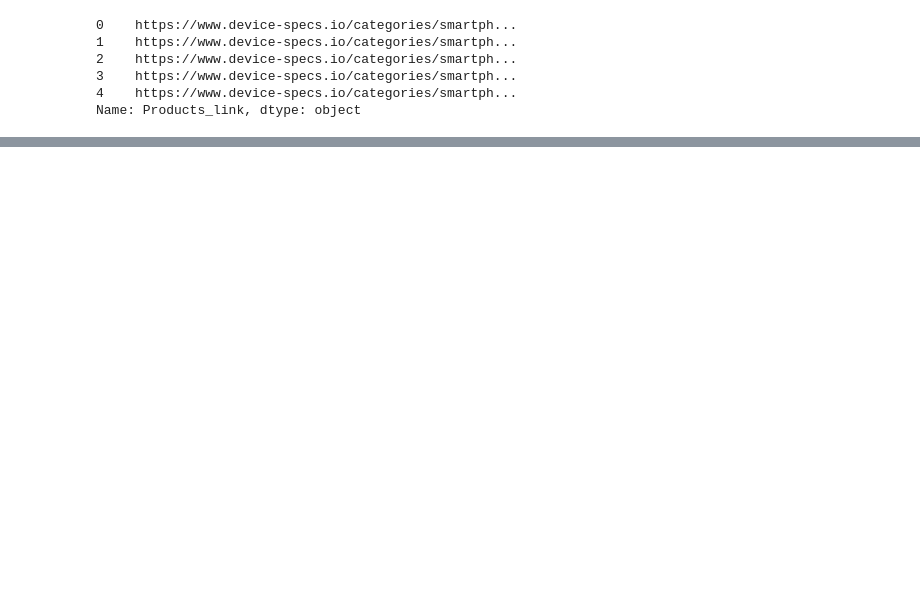
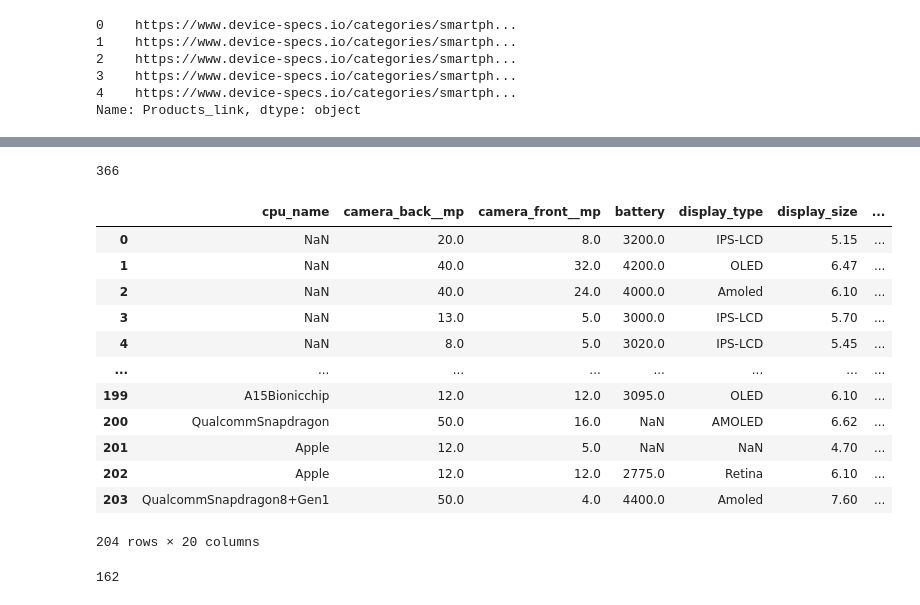
Before and after one commit to sachincmanjrekar/Mobile-Price-Prediction, a Jupyter notebook: Mobile Price Prediction.ipynb, the cells around one changed output, grey strips where cells are left out. Saved outputs shown, nothing was run; the diff lists cells and outputs as text; code cells hidden in the pictures; blank space fills up the shorter version.

```diff
--- a/Mobile Price Prediction.ipynb
+++ b/Mobile Price Prediction.ipynb
@@ -189,0 +220,73 @@ print(code)
+# %%
+len(failed)
+# %% [output]
+366
+# %%
+import ast
+import re
+from bs4 import BeautifulSoup
+import requests
+import pandas as pd
+new1=[]
+failed1=[]
+for i in failed:
+    try:
+        html_text=requests.get(mobile['Products_link'][i]).text
+        soup = BeautifulSoup(html_text,'lxml')
+        code=soup.find_all('code',class_='language-json')
+        code=str(code)
+        pattern = re.compile("<.*?>")
+        txt=pattern.sub("", code)
+        pattern = re.compile("[\n ]")
+        txt=pattern.sub("", txt)
+        pattern = re.compile("true")
+        txt=pattern.sub("True", txt)
+        pattern = re.compile("false")
+        txt=pattern.sub("False", txt)
+        txt1=ast.literal_eval(txt)
+        txt1=txt1[0]
+        g=data_abstract(txt1)
+        g.append(mobile['Price_regular'][i])
+        g.append(mobile['Currency'][i])
+
+        a=re.findall(r"\b\d{4}\b",mobile['Products_details'][i])
+        if len(a)!=0:
+            year=a[0].split()[0]
+        else:
+            year=np.nan
+        #print(year)
+        g.append(year)
+
+        a=re.findall(r'\d{1,2} cores',mobile['Products_details'][i])
+        if len(a)!=0:
+            cores=a[0].split()[0]
+        else:
+            cores=np.nan
+        #print(cores)
+        g.append(cores)
+
+
+        new1.append(g)
+    except IndexError:
+        failed1.append(i)
+        continue
+columns = ['cpu_name','camera_back__mp', 'camera_front__mp',
+           'battery','display_type','display_size',
+           'display_resolution_row','display_resolution_col',
+           'brand','storage','os','width','height','length','cpu_cores','connector','Price','Currency','Year','Cores']
+df1 = pd.DataFrame(data=new1, columns=columns)
+df1
+# %% [output]
+|  | cpu_name | camera_back__mp | camera_front__mp | battery | display_type | display_size | ... |
+| 0 | NaN | 20.0 | 8.0 | 3200.0 | IPS-LCD | 5.15 | ... |
+| 1 | NaN | 40.0 | 32.0 | 4200.0 | OLED | 6.47 | ... |
+| 2 | NaN | 40.0 | 24.0 | 4000.0 | Amoled | 6.10 | ... |
+| 3 | NaN | 13.0 | 5.0 | 3000.0 | IPS-LCD | 5.70 | ... |
+| 4 | NaN | 8.0 | 5.0 | 3020.0 | IPS-LCD | 5.45 | ... |
+| ... | ... | ... | ... | ... | ... | ... | ... |
+| 199 | A15Bionicchip | 12.0 | 12.0 | 3095.0 | OLED | 6.10 | ... |
+| 200 | QualcommSnapdragon | 50.0 | 16.0 | NaN | AMOLED | 6.62 | ... |
+| 201 | Apple | 12.0 | 5.0 | NaN | NaN | 4.70 | ... |
+| 202 | Apple | 12.0 | 12.0 | 2775.0 | Retina | 6.10 | ... |
+| 203 | QualcommSnapdragon8+Gen1 | 50.0 | 4.0 | 4400.0 | Amoled | 7.60 | ... |
+204 rows × 20 columns
@@ -189,0 +295,4 @@ print(code)
+# %%
+len(failed1)
+# %% [output]
+162
```
Also changed, not shown: parts of 61 cells of this notebook.
